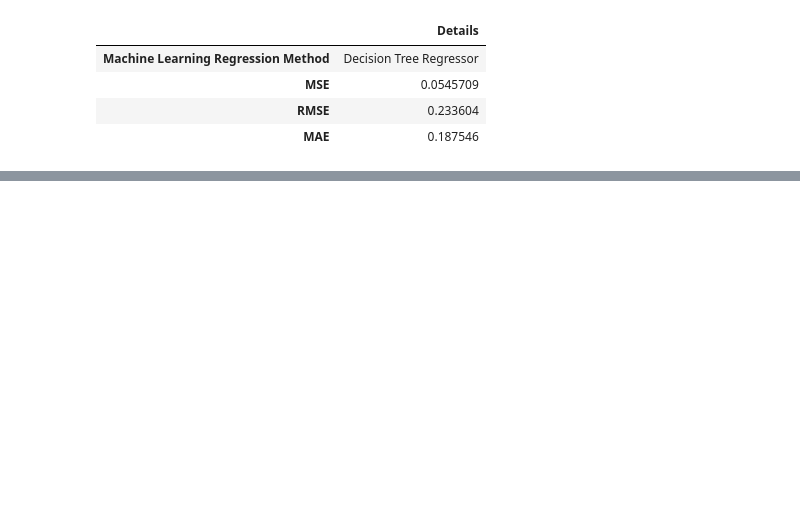
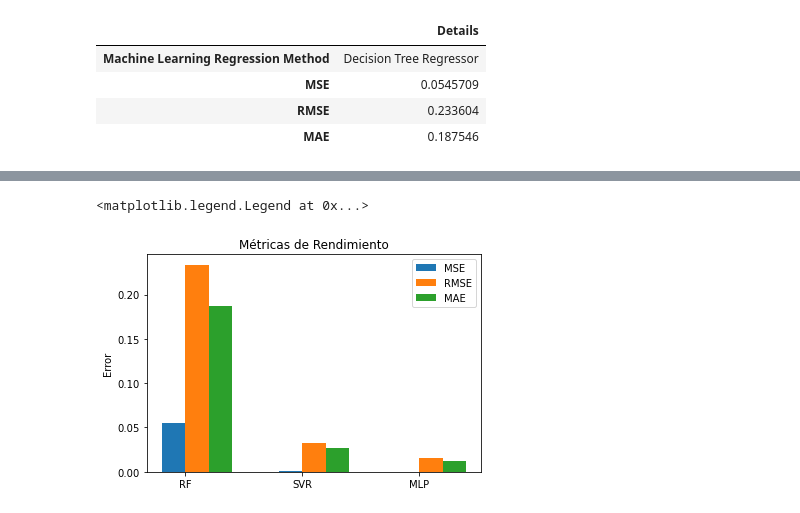
Before and after one commit to dnpuetate/A_Proyecto_Mineria, a Jupyter notebook: [NRC_8888] PuetateDayan_ProyectoFinal.ipynb, the cells around one changed output, grey strips where cells are left out. Saved outputs shown, nothing was run; the diff lists cells and outputs as text; code cells hidden in the pictures; blank space fills up the shorter version.

```diff
--- a/[NRC_8888] PuetateDayan_ProyectoFinal.ipynb
+++ b/[NRC_8888] PuetateDayan_ProyectoFinal.ipynb
@@ -372,9 +388,9 @@ y_pred=SVR_model1.predict(X_test)
 dfSVR = pd.DataFrame()
 dfSVR.loc['Machine Learning Regression Method',
        'Details'] = 'SVR'
-dfSVR.loc['MSE', 'Details'] = metrics.mean_squared_error(y_test, y_pred)
-dfSVR.loc['RMSE', 'Details'] = np.sqrt(metrics.mean_squared_error(y_test, y_pred))
-dfSVR.loc['MAE', 'Details'] = mean_absolute_error(y_test, y_pred)
+MSE2 = dfSVR.loc['MSE', 'Details'] = metrics.mean_squared_error(y_test, y_pred)
+RMSE2 = dfSVR.loc['RMSE', 'Details'] = np.sqrt(metrics.mean_squared_error(y_test, y_pred))
+MAE2 = dfSVR.loc['MAE', 'Details'] = mean_absolute_error(y_test, y_pred)
 display(dfSVR)
 # %% [output]
 |  | Details |
@@ -492,9 +477,10 @@ array([-1.32552874, -0.53143895, -1.32552874,  0.59388012, -1.32552874,
 dfMLP = pd.DataFrame()
 dfMLP.loc['Machine Learning Regression Method',
        'Details'] = 'Decision Tree Regressor'
-dfMLP.loc['MSE', 'Details'] = metrics.mean_squared_error(y_test, y_tree)
-dfMLP.loc['RMSE', 'Details'] = np.sqrt(metrics.mean_squared_error(y_test, y_tree))
-dfMLP.loc['MAE', 'Details'] = mean_absolute_error(y_test, y_tree)
+MSE1 = dfMLP.loc['MSE', 'Details'] = metrics.mean_squared_error(y_test, y_tree)
+RMSE1 = dfMLP.loc['RMSE', 'Details'] = np.sqrt(metrics.mean_squared_error(y_test,
+                                                                y_tree))
+MAE1 = dfMLP.loc['MAE', 'Details'] = mean_absolute_error(y_test, y_tree)
 display(dfMLP)
 # %% [output]
 |  | Details |
@@ -513,0 +500,23 @@ plt.show()
+# %%
+#Gráfica de Métricas
+etiquetas = ['RF', 'SVR', 'MLP']
+valores = [MSE1, MSE2, MSE3]
+valores2 = [RMSE1, RMSE2, RMSE3]
+valores3 = [MAE1, MAE2, MAE3]
+
+co = np.arange(len(valores3))
+an = 0.20
+
+fig, ax = plt.subplots()
+ax.bar(co - an/2, valores, an, label='MSE')
+ax.bar(co + an/2, valores2, an, label='RMSE')
+ax.bar(co + an*3/2, valores3, an, label='MAE')
+
+ax.set_title('Métricas de Rendimiento')
+ax.set_ylabel('Error')
+ax.set_xticks(co)
+ax.set_xticklabels(etiquetas)
+plt.legend()
+# %% [output]
+<matplotlib.legend.Legend at 0x...>
+[figure, added]
```
Also changed, not shown: parts of 15 cells of this notebook.
